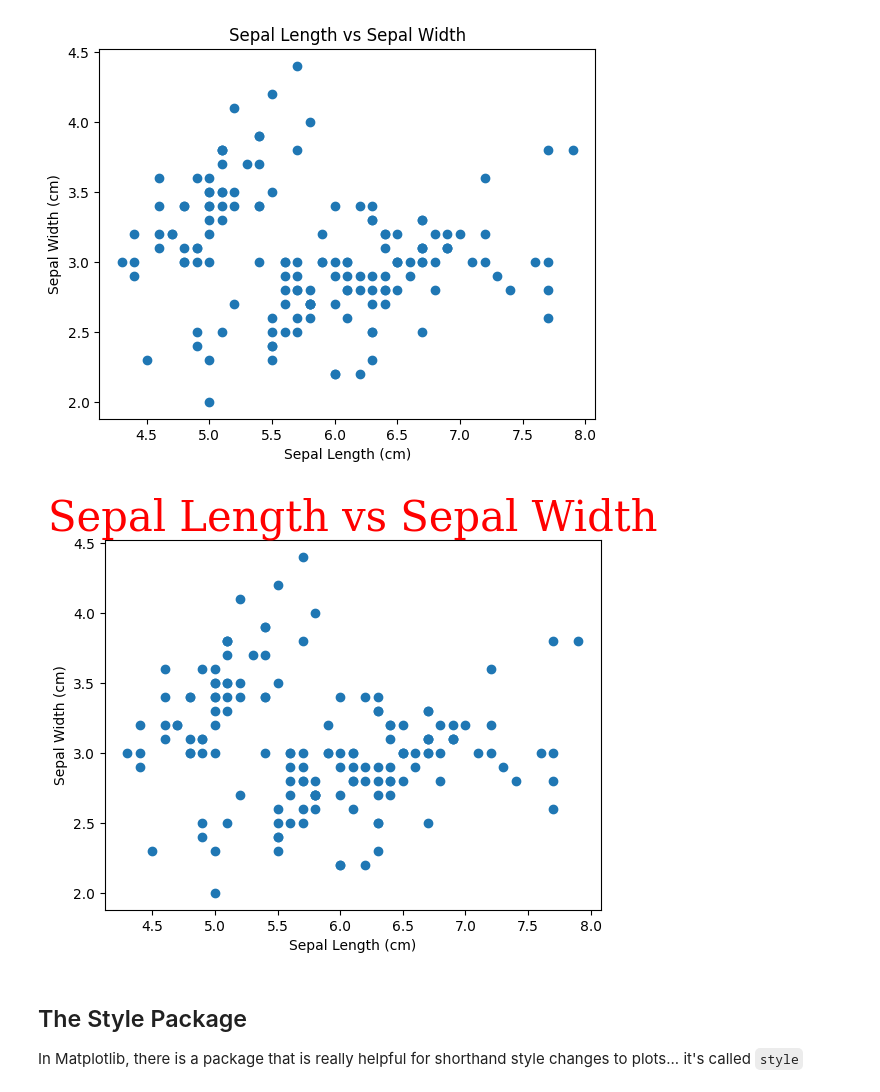
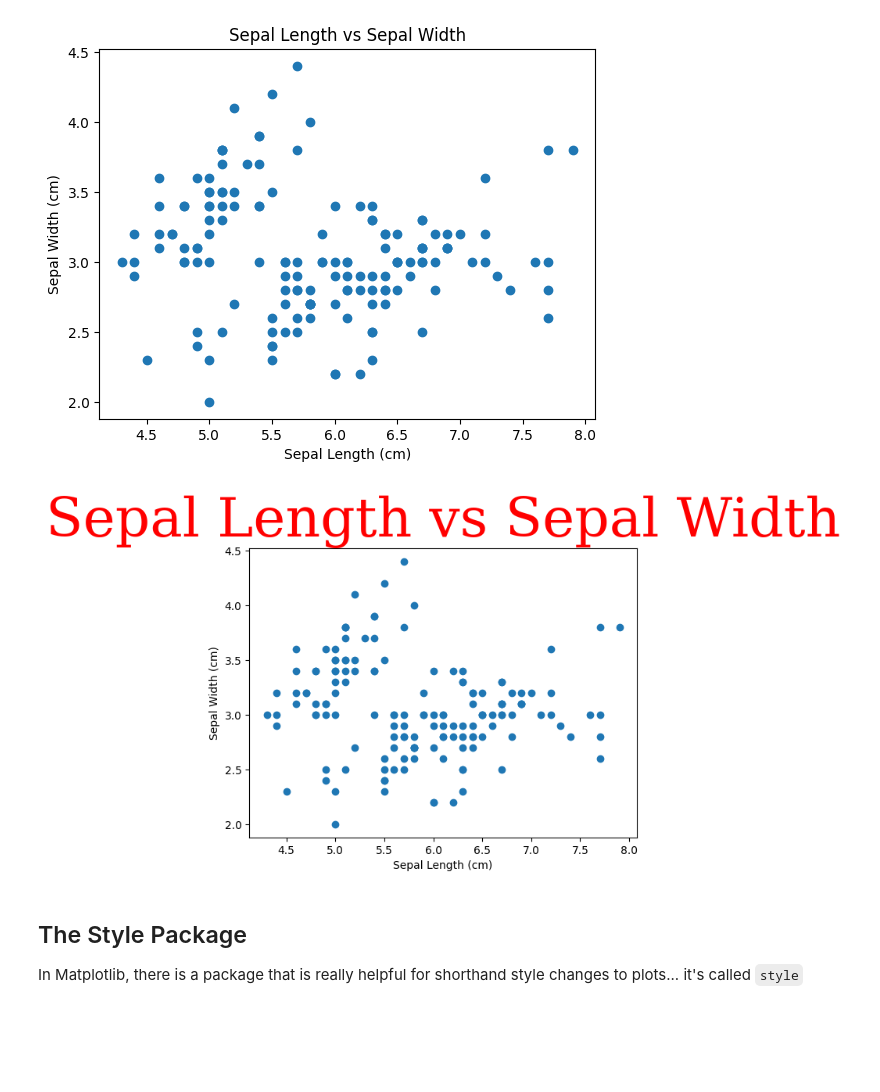
Before and after one commit to HealyStudents/DNID, a Jupyter notebook: Unit_01/Style/MatPlotLib_Style.ipynb, the cells around one changed output. Drawn from its saved outputs; the diff is of its cells as text; code cells hidden in the pictures; blank space fills up the shorter version.

```diff
--- a/Unit_01/Style/MatPlotLib_Style.ipynb
+++ b/Unit_01/Style/MatPlotLib_Style.ipynb
@@ -46,16 +46,16 @@ plt.show()
 # %%
 fig, ax = plt.subplots()
 ax.scatter(iris["sepal length"], iris["sepal width"])
 
 #we can also change fonts!
-font = {'family': 'serif', 'color':  'red', 'weight': 'normal', 'size': 30}
+font = {'family': 'serif', 'color':  'red', 'weight': 'normal', 'size': 50}
 
 plt.title("Sepal Length vs Sepal Width", fontdict=font)
 plt.xlabel('Sepal Length (cm)')
 plt.ylabel('Sepal Width (cm)')
 plt.show()
 # %% [output]
-[figure, old version]
+[figure, new version]
 # %% [markdown]
 ## The Style Package
 
```
Also changed, not shown: 5 other files.
